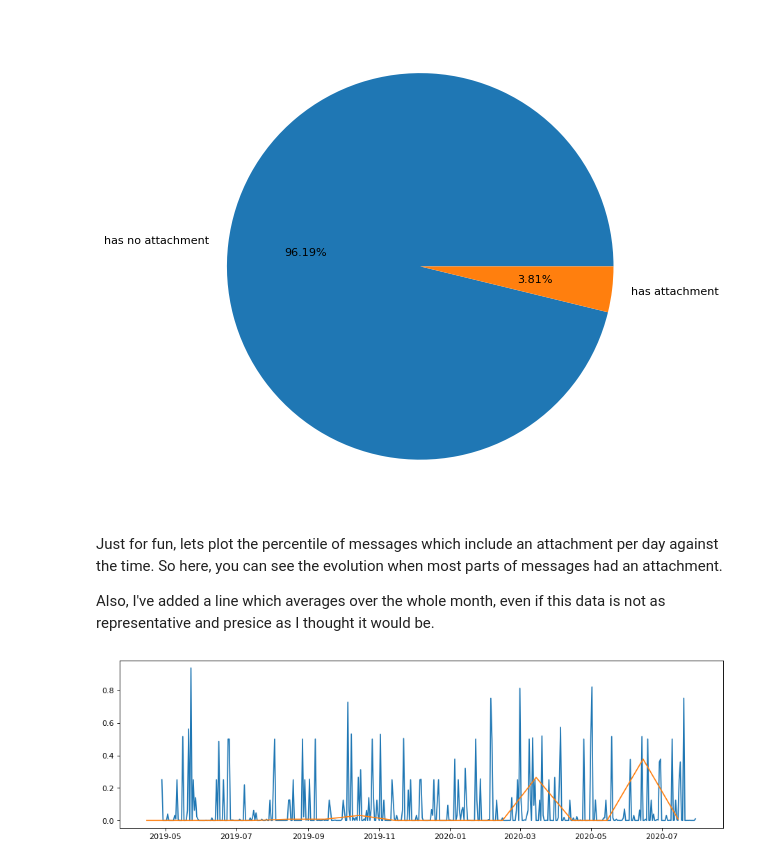
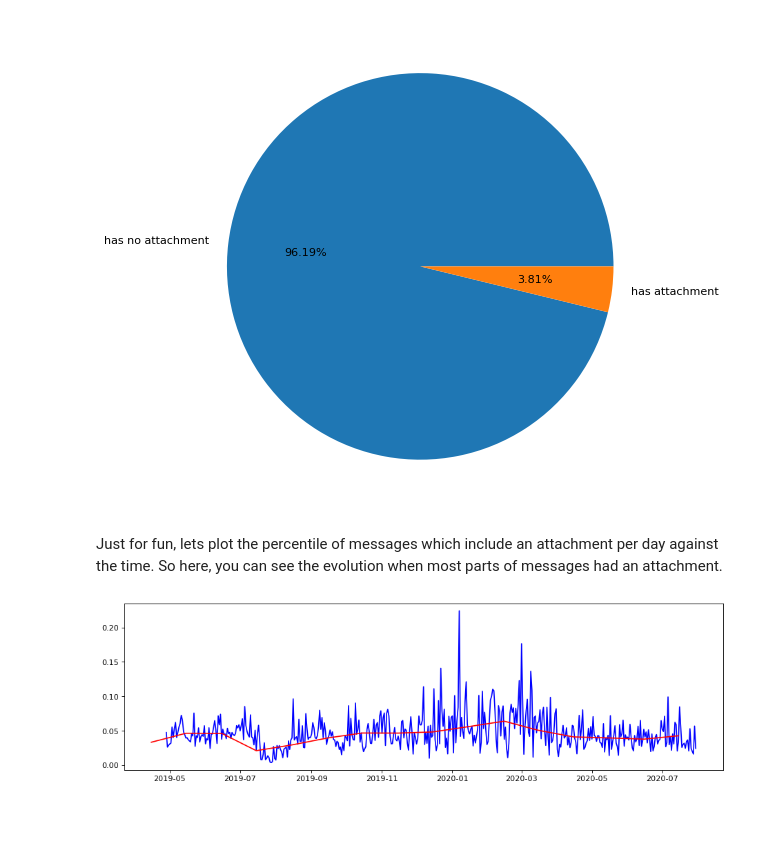
Before and after one commit to dev-schueppchen/kirby-results, a Jupyter notebook: Messages.ipynb, the cells around one changed output. Drawn from its saved outputs; the diff is of its cells as text; code cells hidden in the pictures; blank space fills up the shorter version.

```diff
--- a/Messages.ipynb
+++ b/Messages.ipynb
@@ -235,16 +235,16 @@ for m in messages_data.clone():
     month = date(ts.year, ts.month, 15)
 
     if day not in msgs_w_attachments_per_day:
-        msgs_w_attachments_per_day[day] = i
+        msgs_w_attachments_per_day[day] = [1, i]
     else:
-        msgs_w_attachments_per_day[day] += i
-        msgs_w_attachments_per_day[day] /= 2
+        msgs_w_attachments_per_day[day][0] += 1
+        msgs_w_attachments_per_day[day][1] += i
 
     if month not in msgs_w_attachments_per_month:
-        msgs_w_attachments_per_month[month] = i
+        msgs_w_attachments_per_month[month] = [1, i]
     else:
-        msgs_w_attachments_per_month[month] += i
-        msgs_w_attachments_per_month[month] /= 2
+        msgs_w_attachments_per_month[month][0] += 1
+        msgs_w_attachments_per_month[month][1] += i
 
 plt.figure(figsize=(8, 8), dpi=80)
 plt.pie(counts, labels=labels, autopct='%1.2f%%')
@@ -253,18 +253,18 @@ plt.show()
 [figure]
 # %% [markdown]
 Just for fun, lets plot the percentile of messages which include an attachment per day against the time. So here, you can see the evolution when most parts of messages had an attachment.
-
-Also, I've added a line which averages over the whole month, even if this data is not as representative and presice as I thought it would be.
 # %%
 xday = list(msgs_w_attachments_per_day.keys())
 yday = list(msgs_w_attachments_per_day.values())
+yday = [v[1] / v[0] for v in yday]
 
 xmonth = list(msgs_w_attachments_per_month.keys())
 ymonth = list(msgs_w_attachments_per_month.values())
+ymonth = [v[1] / v[0] for v in ymonth]
 
 plt.figure(figsize=(14, 4), dpi=80)
-plt.plot(xday, yday)
-plt.plot(xmonth, ymonth)
+plt.plot(xday, yday, 'b')
+plt.plot(xmonth, ymonth, 'r')
 plt.show()
 # %% [output]
-[figure, old version]
+[figure, new version]
```
Also changed, not shown: parts of 1 cell of this notebook.
